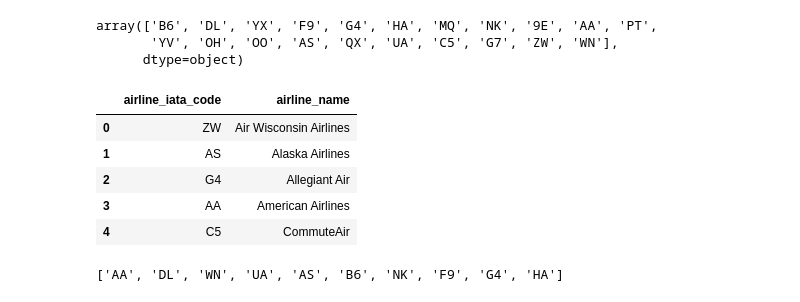
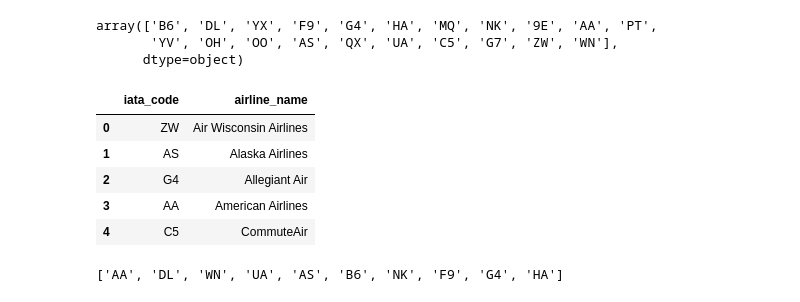
Before and after one commit to redpandata19/project3_team2, a Jupyter notebook: Cleanup2.ipynb, the cells around one changed output. Drawn from its saved outputs; the diff is of its cells as text; code cells hidden in the pictures.

```diff
--- a/Cleanup2.ipynb
+++ b/Cleanup2.ipynb
@@ -234,18 +262,18 @@ array(['B6', 'DL', 'YX', 'F9', 'G4', 'HA', 'MQ', 'NK', '9E', 'AA', 'PT',
 # %%
 # Identify airlines and make list in matching order
 # Source: https://www.iata.org/en/publications/directories/code-search/
 airline_dict = {'YV':'Mesa Airlines', 'OO':'SkyWest Airlines','QX':'Horizon Air Industries',
                  'G7':'GoJet Airlines','YX':'Republic Airways','C5':'CommuteAir','9E':'Endeavor Air',
                  'ZW':'Air Wisconsin Airlines','PT':'Piedmont Airlines','OH':'PSA Airlines',
                  'MQ':'Envoy Air','AA':'American Airlines','DL':'Delta Airlines','WN':'Southwest Airlines',
                  'UA':'United Airlines','AS':'Alaska Airlines', 'B6':'JetBlue','NK':'Spirit Airlines',
                  'F9':'Frontier Airlines','G4':'Allegiant Air','HA':'Hawaiian Airlines'}
 # create dataframe for airlines
-airlines_unsorted_df = pd.DataFrame(list(airline_dict.items()), columns=['airline_iata_code', 'airline_name'])
+airlines_unsorted_df = pd.DataFrame(list(airline_dict.items()), columns=['iata_code', 'airline_name'])
 airlines_df = airlines_unsorted_df.sort_values(by='airline_name').reset_index(drop=True)
 airlines_df.head()
 # %% [output]
-|  | airline_iata_code | airline_name |
+|  | iata_code | airline_name |
 | 0 | ZW | Air Wisconsin Airlines |
 | 1 | AS | Alaska Airlines |
 | 2 | G4 | Allegiant Air |
```
Also changed, not shown: parts of 17 cells of this notebook, 14 other files.
